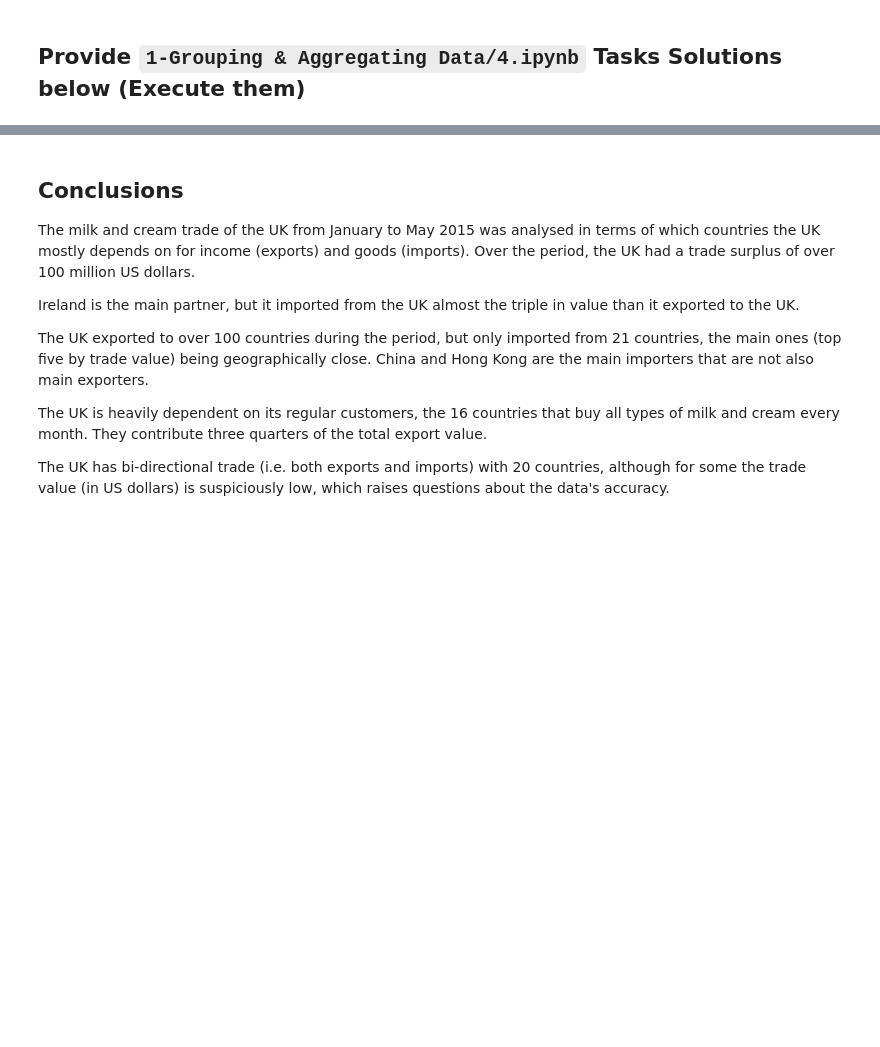
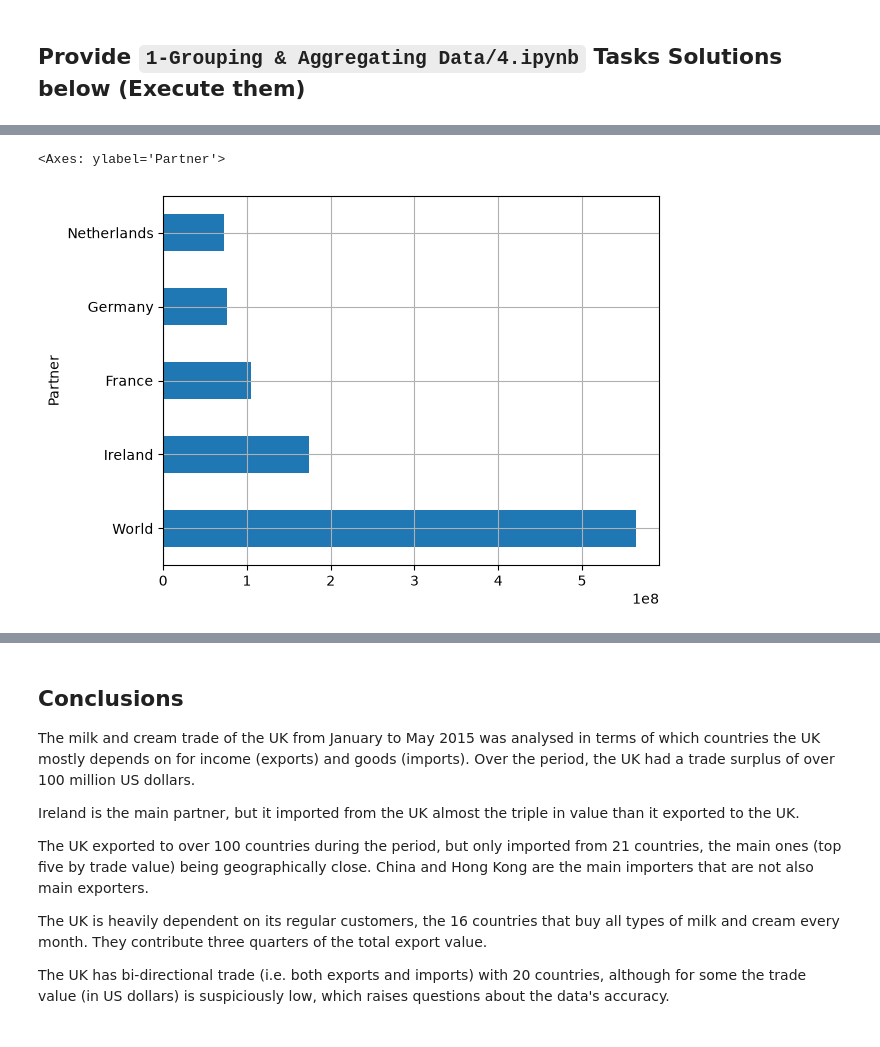
Before and after one commit to tinkerwkoko/Dataraflow-projects, a Jupyter notebook: Week-6/Week-8 Take Home.ipynb, the cells around one changed output, grey strips where cells are left out. Cells and saved outputs as stored; diff of their text form; code cells hidden in the pictures; blank space fills up the shorter version.

Commit message:
week 8 commit

```diff
--- a/Week-6/Week-8 Take Home.ipynb
+++ b/Week-6/Week-8 Take Home.ipynb
@@ -332,0 +767,12 @@ summary.to_csv("milk_trade_summary.csv", index=False)
+# %%
+# Load Data from cohort database (schema week09). See "Data Access (SQL).md".
+# Commodity/Reporter codes are already stored as text (e.g. '0401'), so no dtype needed.
+import sys, pathlib
+_p = pathlib.Path.cwd()
+while _p != _p.parent and not (_p / "db" / "dataraflow_db.py").exists():
+    _p = _p.parent
+sys.path.insert(0, str(_p))
+from db.dataraflow_db import run_query
+
+milk = run_query("SELECT * FROM week09.comtrade_milk_uk_monthly_14")
+milk.head(3)
@@ -336,0 +1379,3 @@ summary.to_csv("milk_trade_summary.csv", index=False)
+# %%
+milk_bypartner_total=milk[milk["Trade Flow"]=='Imports'].groupby(['Partner'])['Trade Value (US$)'].aggregate(sum)
+milk_bypartner_total.head(5)
@@ -336,0 +1390,5 @@ summary.to_csv("milk_trade_summary.csv", index=False)
+# %%
+milk_bypartner_total.sort_values(ascending=False, inplace=False).head(5).plot(kind='barh')
+# %% [output]
+<Axes: ylabel='Partner'>
+[figure, added]
```
Also changed, not shown: parts of 137 cells of this notebook, 5 other files.
